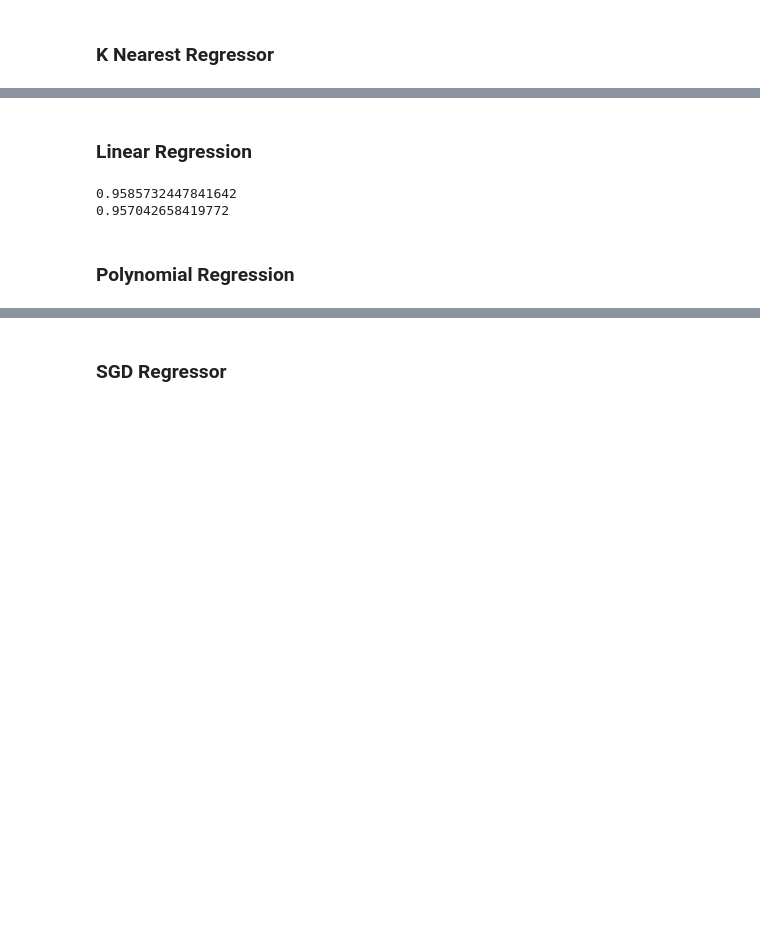
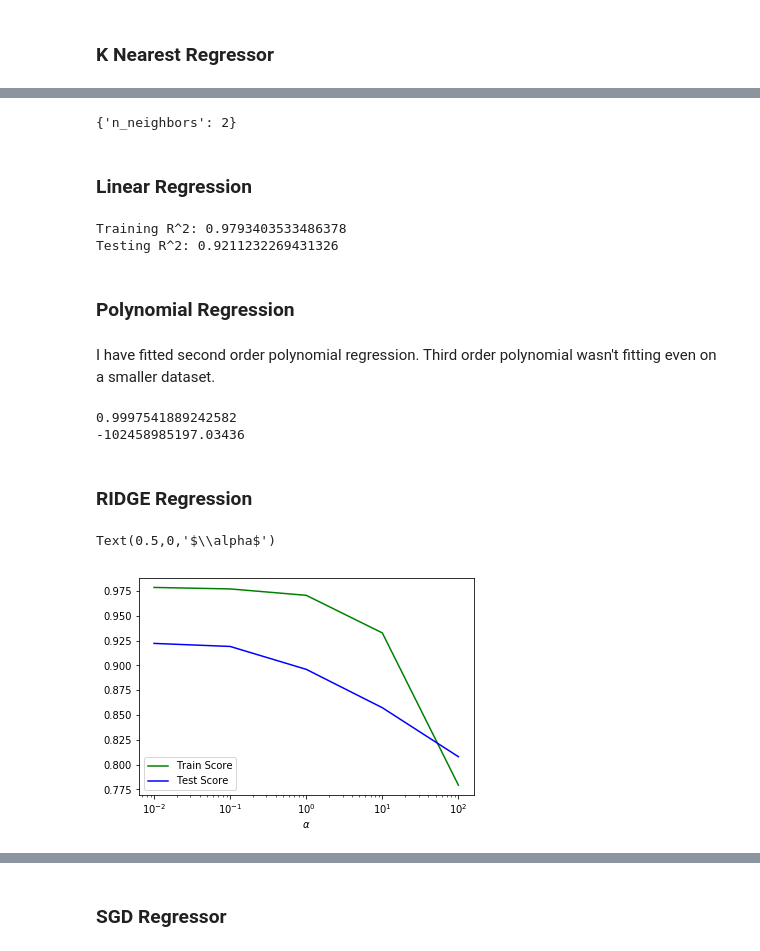
Before and after one commit to SurajMalpani/Twitter-Buzz-prediction, a Jupyter notebook: Project_2_Group_39.ipynb, the cells around one changed output, grey strips where cells are left out. Saved outputs shown, nothing was run; the diff lists cells and outputs as text; code cells hidden in the pictures; blank space fills up the shorter version.

Commit message:
Updated remaining regression models

```diff
--- a/Project_2_Group_39.ipynb
+++ b/Project_2_Group_39.ipynb
@@ -211,3 +200,14 @@ Text(0,0.5,'MSE')
+# %%
+from sklearn.model_selection import GridSearchCV
+params = {'n_neighbors':[2,3,4,5,6,7,8]}
+
+knn = KNeighborsRegressor()
+
+model = GridSearchCV(knn, params, cv=5)
+model.fit(X_train, y_train)
+model.best_params_
+# %% [output]
+{'n_neighbors': 2}
 # %% [markdown]
 ### Linear Regression
 # %%
@@ -215,26 +215,59 @@ from sklearn.linear_model import LinearRegression
 
 lreg = LinearRegression()
 lreg.fit(X_train, y_train)
-print(lreg.score(X_train, y_train))
-print(lreg.score(X_test, y_test))
+print("Training R^2:", lreg.score(X_train, y_train))
+print("Testing R^2:", lreg.score(X_test, y_test))
+
+#Generate a beep to notify when code finishes running
+import winsound
+duration = 1000  # millisecond
+freq = 440  # Hz
+winsound.Beep(freq, duration)
 # %% [output]
-0.9585732447841642
-0.957042658419772
+Training R^2: 0.9793403533486378
+Testing R^2: 0.9211232269431326
 # %% [markdown]
 ### Polynomial Regression
+# %% [markdown]
+I have fitted second order polynomial regression. Third order polynomial wasn't fitting even on a smaller dataset.
 # %%
 from  sklearn.preprocessing  import PolynomialFeatures
 
-train_score_list = []
-test_score_list = []
+poly = PolynomialFeatures(2)
+X_train_poly = poly.fit_transform(X_train)
+X_test_poly = poly.transform(X_test)
+lreg.fit(X_train_poly, y_train)
+train_score = (lreg.score(X_train_poly, y_train))
+test_score = (lreg.score(X_test_poly, y_test))
 
-for n in range(1,3):
-    poly = PolynomialFeatures(n)
-    X_train_poly = poly.fit_transform(X_train)
-    X_test_poly = poly.transform(X_test)
-    lreg.fit(X_train_poly, y_train)
-    train_score_list.append(lreg.score(X_train_poly, y_train))
-    test_score_list.append(lreg.score(X_test_poly, y_test))
+print(train_score)
+print(test_score)
+# %% [output]
+0.9997541889242582
+-102458985197.03436
+# %% [markdown]
+### RIDGE Regression
+# %%
+from  sklearn.linear_model import Ridge
+
+x_range = [0.01, 0.1, 1, 10, 100]
+train_score_list = []
+test_score_list = []
+
+for alpha in x_range:
+    ridge = Ridge(alpha)
+    ridge.fit(X_train,y_train)
+    train_score_list.append(ridge.score(X_train,y_train))
+    test_score_list.append(ridge.score(X_test, y_test))
+# %%
+plt.plot(x_range, train_score_list, c = 'g', label = 'Train Score')
+plt.plot(x_range, test_score_list, c = 'b', label = 'Test Score')
+plt.xscale('log')
+plt.legend(loc = 3)
+plt.xlabel(r'$\alpha$')
+# %% [output]
+Text(0.5,0,'$\\alpha$')
+[figure, added]
 # %%
 print(train_score_list)
 print(test_score_list)
```
Also changed, not shown: parts of 28 cells of this notebook.
